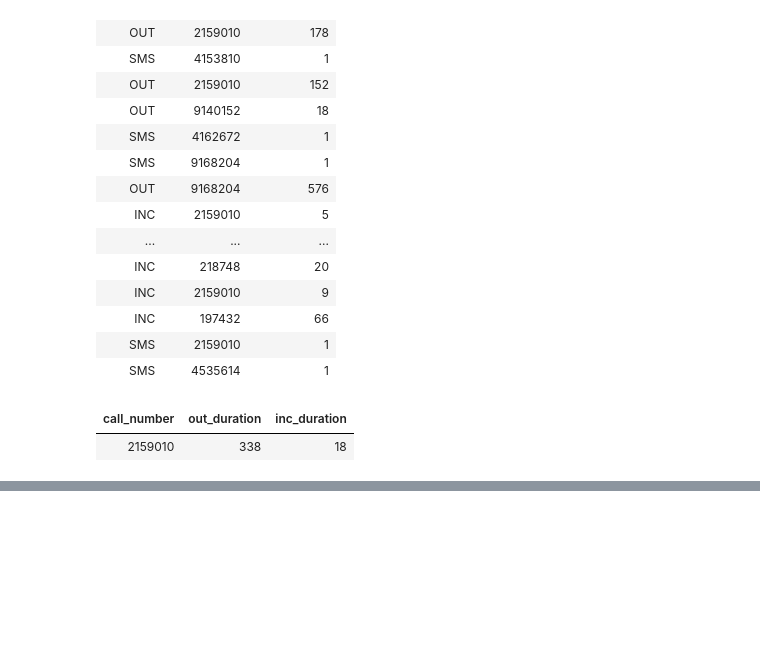
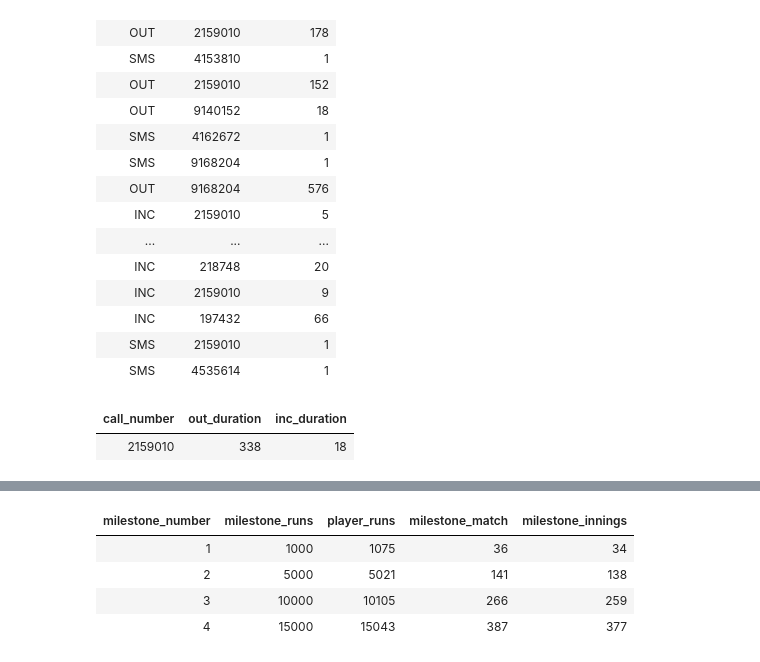
Before and after one commit to Rupam-1/SQL-Pyspark-practise_youtube, a Jupyter notebook: 04. SQL - Part3.ipynb, the cells around one changed output, grey strips where cells are left out. Saved outputs shown, nothing was run; the diff lists cells and outputs as text; code cells hidden in the pictures; blank space fills up the shorter version.

```diff
--- a/04. SQL - Part3.ipynb
+++ b/04. SQL - Part3.ipynb
@@ -184,0 +683,35 @@ where out_duration is not null and inc_duration is not null and out_duration > i
+# %%
+%sql
+with cte1 as (
+select
+    Match,
+    Innings,
+    sum(Runs)over(order by Match rows between unbounded preceding and current row) as running_total_runs
+from sachin_batting_scores
+),
+cte2 as (
+    select 1 as milestone_number, 1000 as milestone_runs
+    union all
+    select 2 as milestone_number, 5000 as milestone_runs
+    union all
+    select 3 as milestone_number, 10000 as milestone_runs
+    union all
+    select 4 as milestone_number, 15000 as milestone_runs
+)
+select
+    milestone_number,
+    milestone_runs,
+    min(running_total_runs) as player_runs,
+    min(match) as milestone_match,
+    min(innings) as milestone_innings
+from cte1
+inner join cte2
+on cte1.running_total_runs >= cte2.milestone_runs
+group by milestone_number, milestone_runs
+order by milestone_number;
+# %% [output]
+| milestone_number | milestone_runs | player_runs | milestone_match | milestone_innings |
+| 1 | 1000 | 1075 | 36 | 34 |
+| 2 | 5000 | 5021 | 141 | 138 |
+| 3 | 10000 | 10105 | 266 | 259 |
+| 4 | 15000 | 15043 | 387 | 377 |
```
Also changed, not shown: parts of 2 cells of this notebook.
